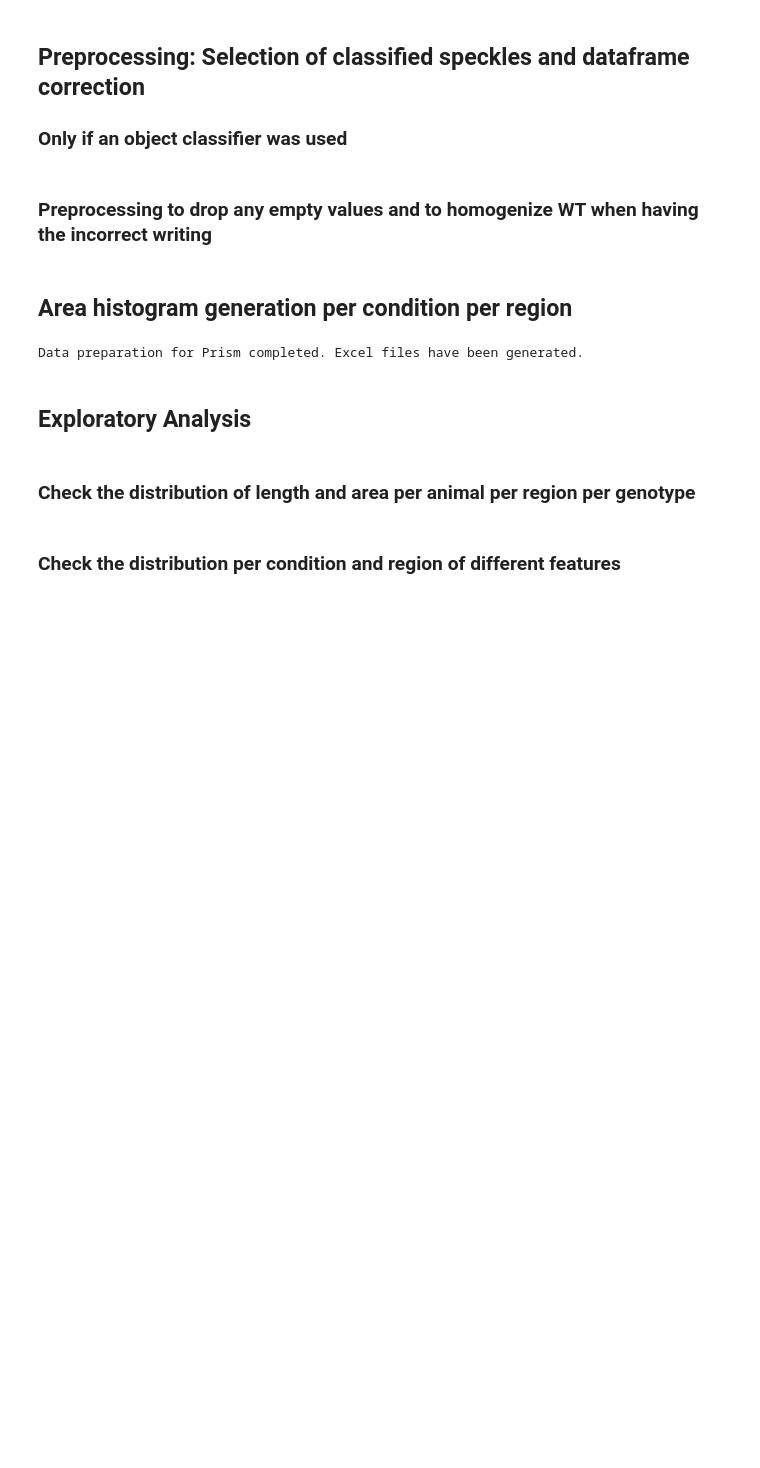
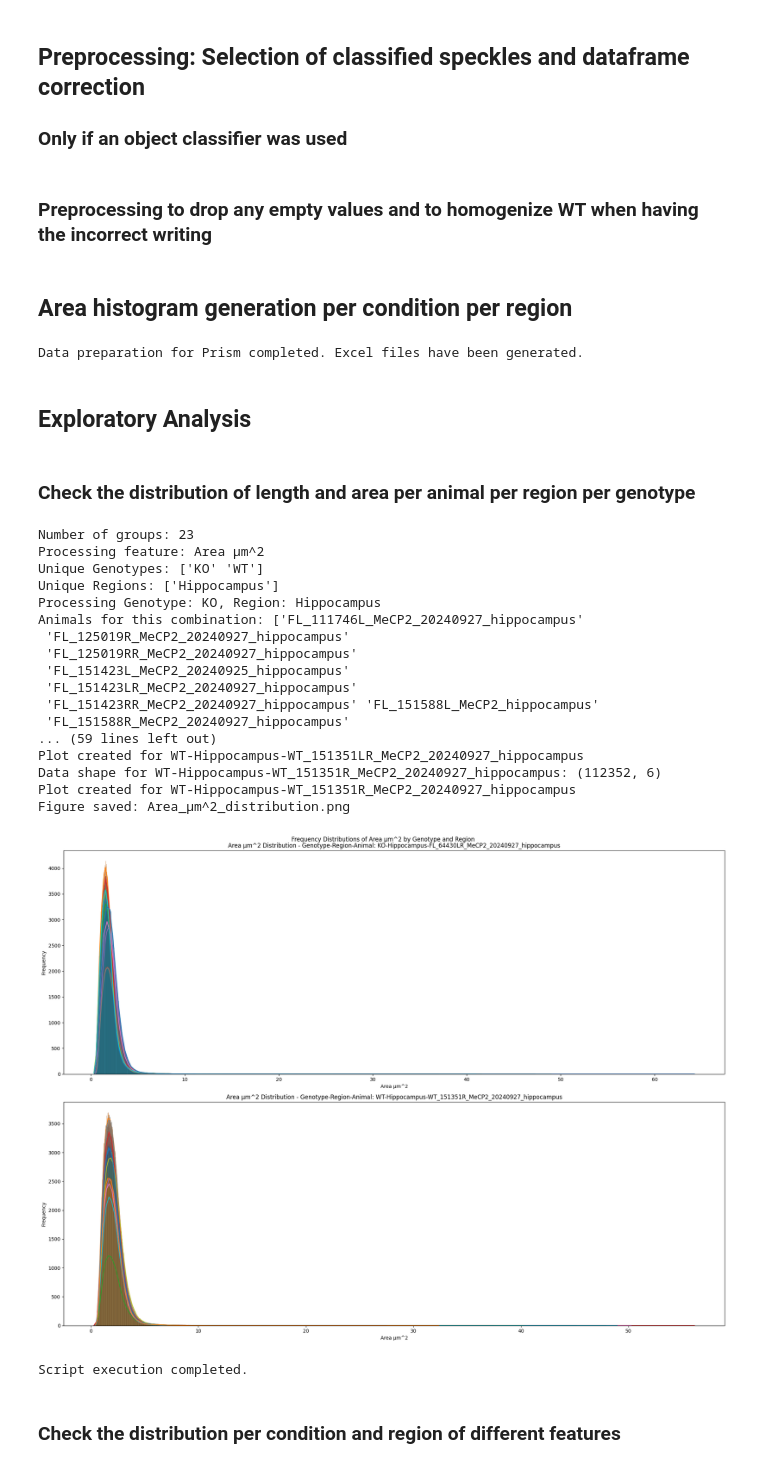
Before and after one commit to vib-bic-projects/202404_Speckle_Analysis, a Jupyter notebook: scripts/3_python/Laura_speckle_analysis_script.ipynb, the cells around one changed output. Drawn from its saved outputs; the diff is of its cells as text; code cells hidden in the pictures; blank space fills up the shorter version.

```diff
--- a/scripts/3_python/Laura_speckle_analysis_script.ipynb
+++ b/scripts/3_python/Laura_speckle_analysis_script.ipynb
@@ -124,7 +119,7 @@ def plot_frequency_distribution(data, feature, group_col, group_val, ax):
     print(f"Plot created for {group_val}")
 
 # Features to analyze
-features = ['Length µm', 'Area µm^2']
+features = ['Area µm^2']
 
 # Group by Genotype, Region, and Animal
 grouped = filtered_df.groupby(['Genotype', 'Region', 'Animal'])
@@ -140,33 +135,53 @@ for feature in features:
 
     fig, axes = plt.subplots(len(genotypes), len(regions), figsize=(20, 15))
     fig.suptitle(f"Frequency Distributions of {feature} by Genotype and Region")
 
     for i, genotype in enumerate(genotypes):
         for j, region in enumerate(regions):
             print(f"Processing Genotype: {genotype}, Region: {region}")
             ax = axes[i, j] if len(genotypes) > 1 and len(regions) > 1 else axes[i] if len(genotypes) > 1 else axes[j] if len(regions) > 1 else axes
 
             # Get data for this Genotype-Region combination
             # Iterate over the animals for the specific genotype and region
             animals = filtered_df[(filtered_df['Genotype'] == genotype) & (filtered_df['Region'] == region)]['Animal'].unique()
             print(f"Animals for this combination: {animals}")
 
             for animal in animals:
                 try:
                     data = grouped.get_group((genotype, region, animal))
                     print(f"Data shape for {genotype}-{region}-{animal}: {data.shape}")
                     # Plot frequency distribution
                     plot_frequency_distribution(data, feature, f"Genotype-Region-Animal", f"{genotype}-{region}-{animal}", ax)
                 except KeyError:
                     print(f"No data for combination: {genotype}-{region}-{animal}")
 
     plt.tight_layout()
     plt.savefig(f"{feature.replace(' ', '_')}_distribution.png")
     print(f"Figure saved: {feature.replace(' ', '_')}_distribution.png")
     plt.show()
     plt.close()
 
 print("Script execution completed.")
+# %% [output]
+Number of groups: 23
+Processing feature: Area µm^2
+Unique Genotypes: ['KO' 'WT']
+Unique Regions: ['Hippocampus']
+Processing Genotype: KO, Region: Hippocampus
+Animals for this combination: ['FL_111746L_MeCP2_20240927_hippocampus'
+ 'FL_125019R_MeCP2_20240927_hippocampus'
+ 'FL_125019RR_MeCP2_20240927_hippocampus'
+ 'FL_151423L_MeCP2_20240925_hippocampus'
+ 'FL_151423LR_MeCP2_20240927_hippocampus'
+ 'FL_151423RR_MeCP2_20240927_hippocampus' 'FL_151588L_MeCP2_hippocampus'
+ 'FL_151588R_MeCP2_20240927_hippocampus'
+... (59 lines left out)
+Plot created for WT-Hippocampus-WT_151351LR_MeCP2_20240927_hippocampus
+Data shape for WT-Hippocampus-WT_151351R_MeCP2_20240927_hippocampus: (112352, 6)
+Plot created for WT-Hippocampus-WT_151351R_MeCP2_20240927_hippocampus
+Figure saved: Area_µm^2_distribution.png
+[figure, added]
+Script execution completed.
 # %% [markdown]
 ### Check the distribution per condition and region of different features
 # %%
```
Also changed, not shown: parts of 7 cells of this notebook.
